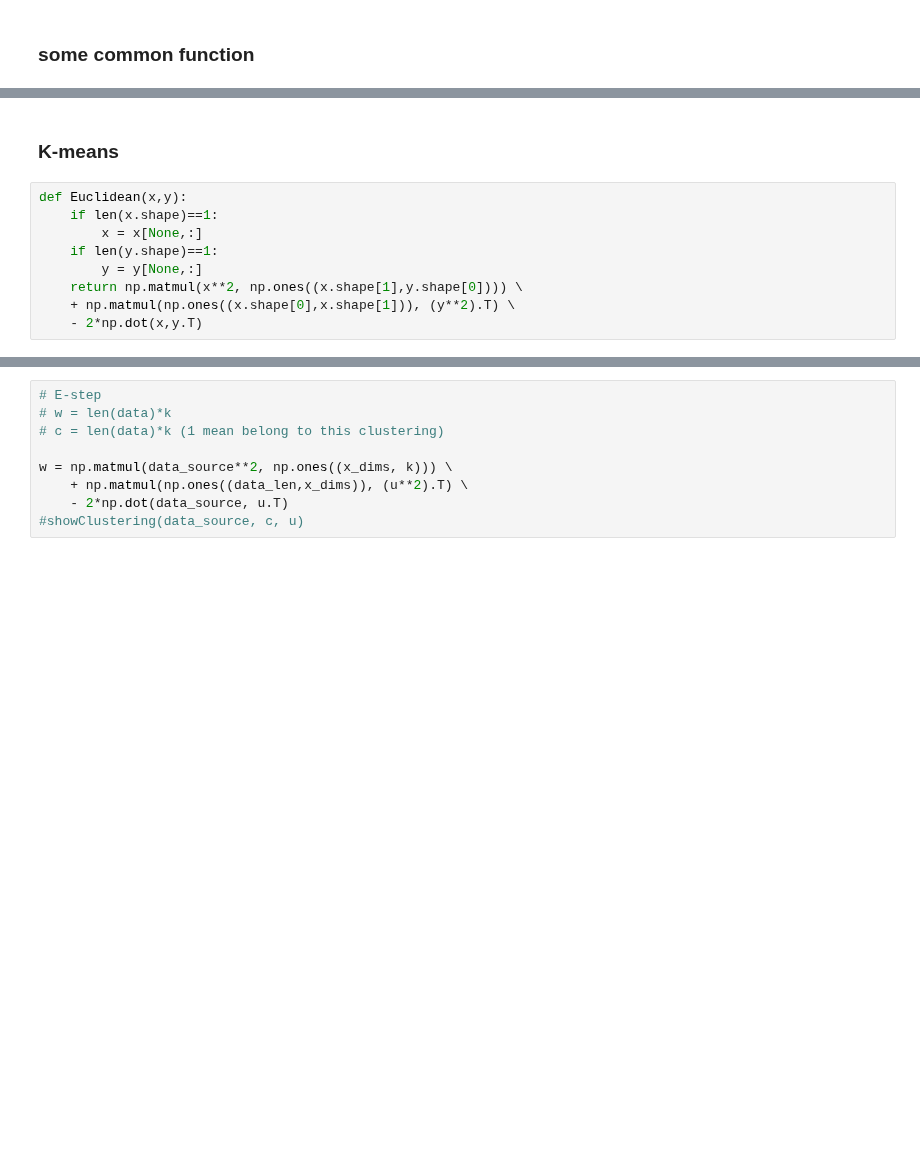
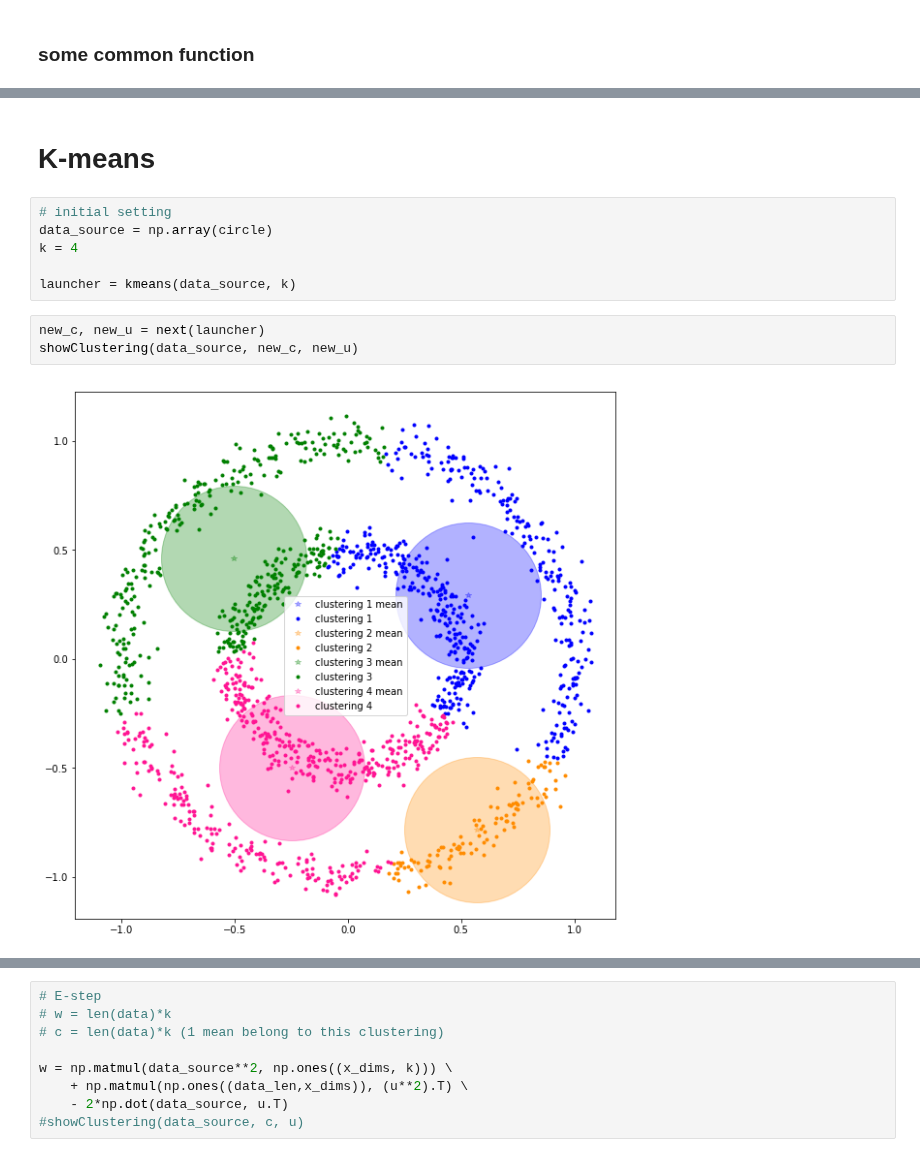
Before and after one commit to csielee/2018ML, a Jupyter notebook: HW6/HW6.ipynb, the cells around one changed output, grey strips where cells are left out. Saved outputs shown, nothing was run; the diff lists cells and outputs as text; blank space fills up the shorter version.

```diff
--- a/HW6/HW6.ipynb
+++ b/HW6/HW6.ipynb
@@ -60,11 +148,13 @@ def showClustering(
 # %% [markdown]
-### K-means
+# K-means
-# %%
-def Euclidean(x,y):
-    if len(x.shape)==1:
-        x = x[None,:]
-    if len(y.shape)==1:
-        y = y[None,:]
-    return np.matmul(x**2, np.ones((x.shape[1],y.shape[0]))) \
-    + np.matmul(np.ones((x.shape[0],x.shape[1])), (y**2).T) \
-    - 2*np.dot(x,y.T)
+# %%
+# initial setting
+data_source = np.array(circle)
+k = 4
+
+launcher = kmeans(data_source, k)
+# %%
+new_c, new_u = next(launcher)
+showClustering(data_source, new_c, new_u)
+# %% [output]
+[figure, added]
```
Also changed, not shown: parts of 17 cells of this notebook.
